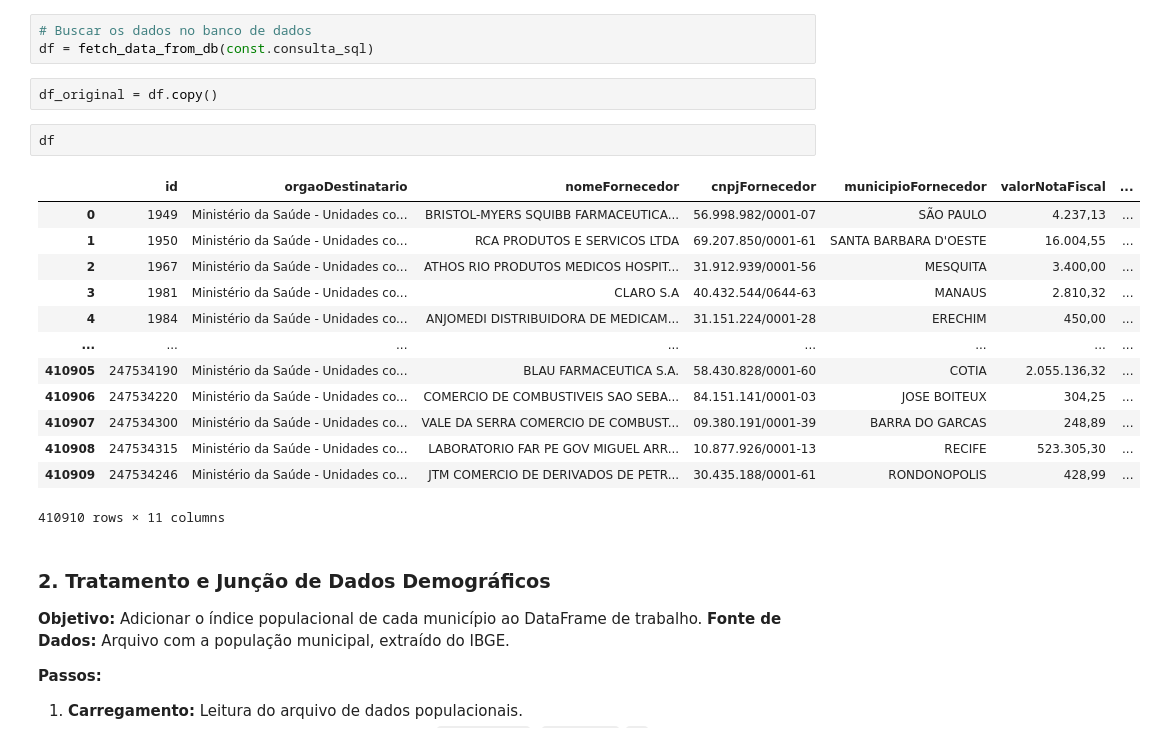
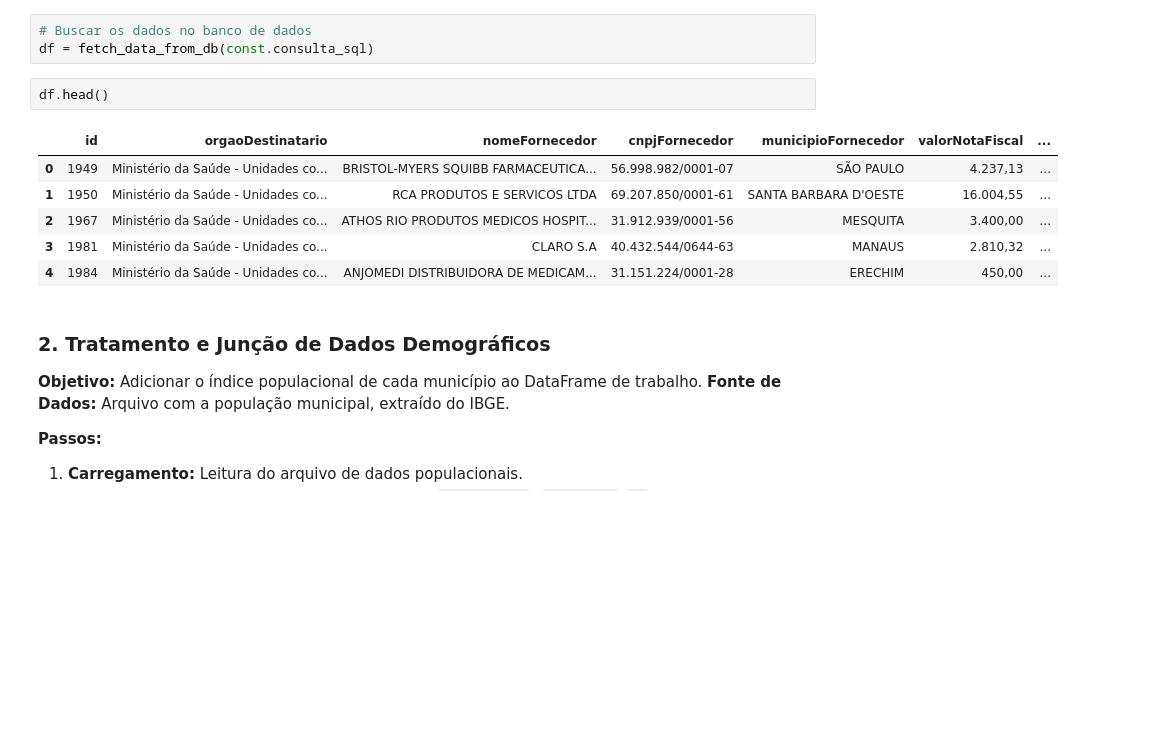
Before and after one commit to Mr-reinert/public-data-analysis-anomaly-detection-ml, a Jupyter notebook: notebooks/1_data_preprocessing.ipynb, the cells around one changed output. Cells and saved outputs as stored; diff of their text form; blank space fills up the shorter version.

```diff
--- a/notebooks/data_preprocessing.ipynb
+++ b/notebooks/1_data_preprocessing.ipynb
@@ -25,24 +25,15 @@ from src.config import const
 # %%
 # Buscar os dados no banco de dados
 df = fetch_data_from_db(const.consulta_sql)
-# %%
-df_original = df.copy()
 # %%
-df
+df.head()
 # %% [output]
 |  | id | orgaoDestinatario | nomeFornecedor | cnpjFornecedor | municipioFornecedor | valorNotaFiscal | ... |
 | 0 | 1949 | Ministério da Saúde - Unidades co... | BRISTOL-MYERS SQUIBB FARMACEUTICA... | 56.998.982/0001-07 | SÃO PAULO | 4.237,13 | ... |
 | 1 | 1950 | Ministério da Saúde - Unidades co... | RCA PRODUTOS E SERVICOS LTDA | 69.207.850/0001-61 | SANTA BARBARA D'OESTE | 16.004,55 | ... |
 | 2 | 1967 | Ministério da Saúde - Unidades co... | ATHOS RIO PRODUTOS MEDICOS HOSPIT... | 31.912.939/0001-56 | MESQUITA | 3.400,00 | ... |
 | 3 | 1981 | Ministério da Saúde - Unidades co... | CLARO S.A | 40.432.544/0644-63 | MANAUS | 2.810,32 | ... |
 | 4 | 1984 | Ministério da Saúde - Unidades co... | ANJOMEDI DISTRIBUIDORA DE MEDICAM... | 31.151.224/0001-28 | ERECHIM | 450,00 | ... |
-| ... | ... | ... | ... | ... | ... | ... | ... |
-| 410905 | 247534190 | Ministério da Saúde - Unidades co... | BLAU FARMACEUTICA S.A. | 58.430.828/0001-60 | COTIA | 2.055.136,32 | ... |
-| 410906 | 247534220 | Ministério da Saúde - Unidades co... | COMERCIO DE COMBUSTIVEIS SAO SEBA... | 84.151.141/0001-03 | JOSE BOITEUX | 304,25 | ... |
-| 410907 | 247534300 | Ministério da Saúde - Unidades co... | VALE DA SERRA COMERCIO DE COMBUST... | 09.380.191/0001-39 | BARRA DO GARCAS | 248,89 | ... |
-| 410908 | 247534315 | Ministério da Saúde - Unidades co... | LABORATORIO FAR PE GOV MIGUEL ARR... | 10.877.926/0001-13 | RECIFE | 523.305,30 | ... |
-| 410909 | 247534246 | Ministério da Saúde - Unidades co... | JTM COMERCIO DE DERIVADOS DE PETR... | 30.435.188/0001-61 | RONDONOPOLIS | 428,99 | ... |
-410910 rows × 11 columns
 # %% [markdown]
 ### 2. Tratamento e Junção de Dados Demográficos
 
```
Also changed, not shown: parts of 2 cells of this notebook, 4 other files.
